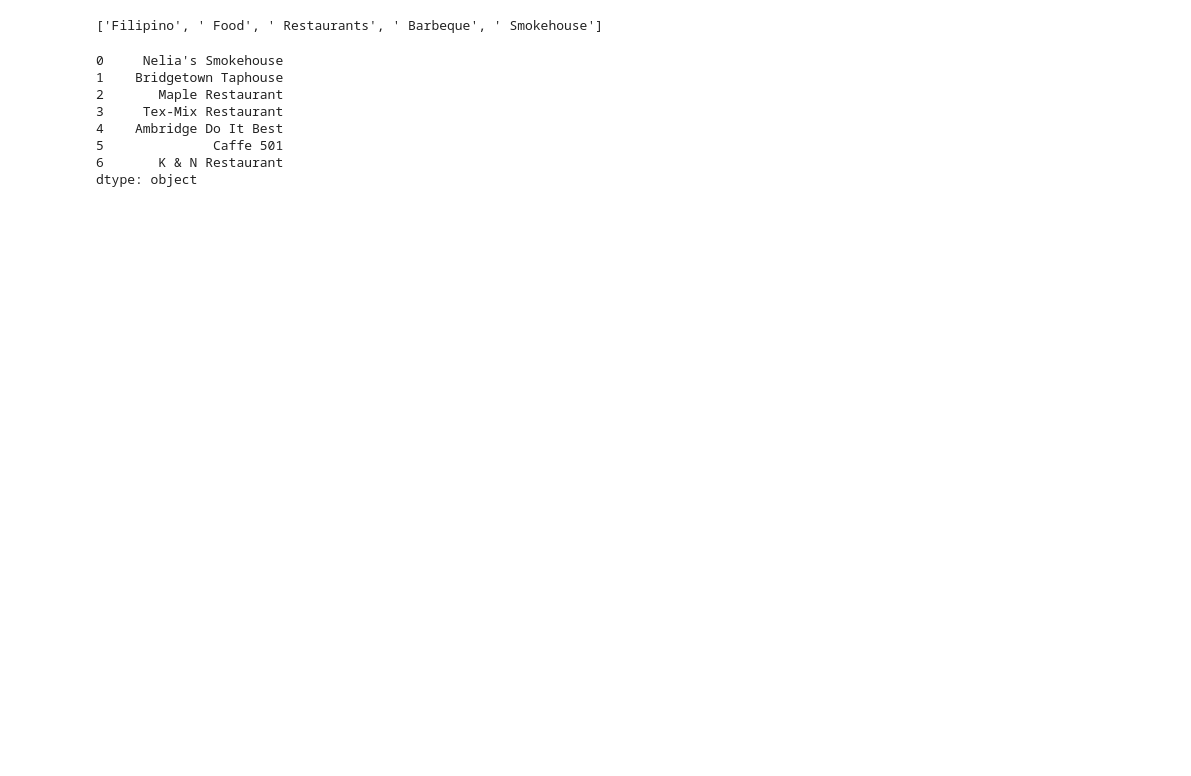
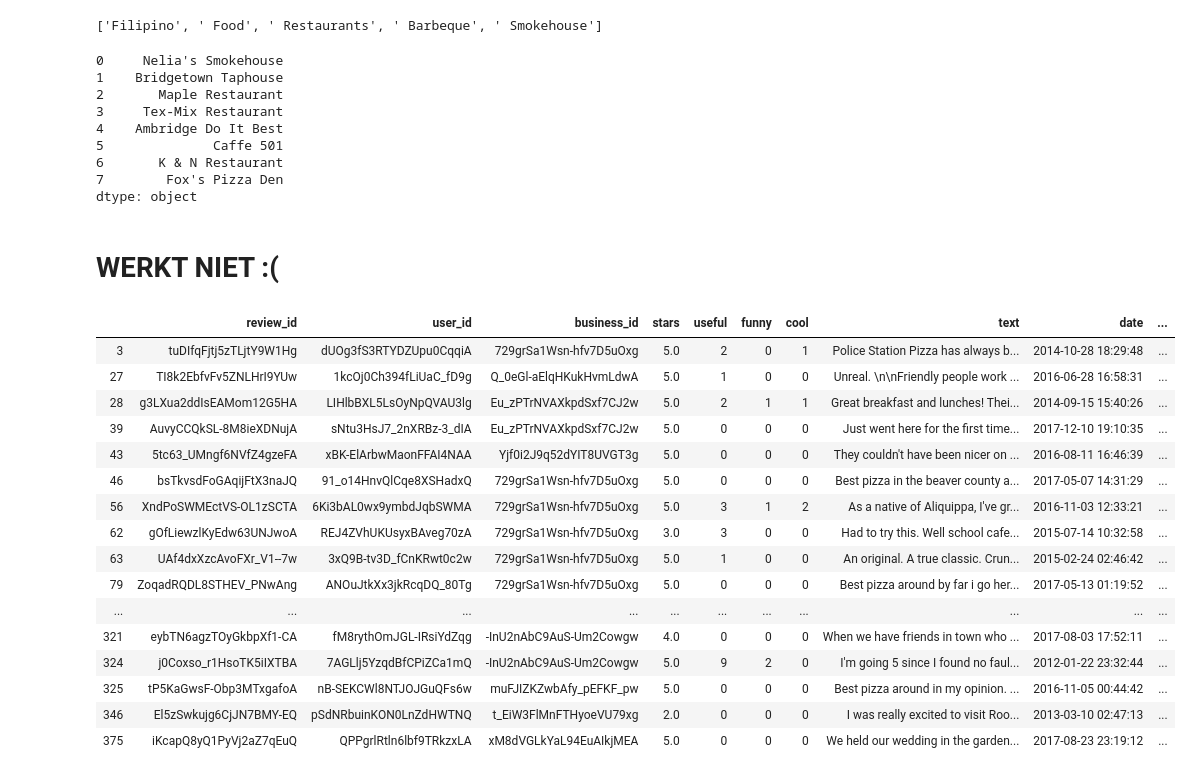
Before and after one commit to UhhBart/ci-yelp, a Jupyter notebook: Content Based Filtering.ipynb, the cells around one changed output. Drawn from its saved outputs; the diff is of its cells as text; code cells hidden in the pictures; blank space fills up the shorter version.

Commit message:
predict ratings
doesnt work tho rip

```diff
--- a/Content Based Filtering.ipynb
+++ b/Content Based Filtering.ipynb
@@ -73,0 +53,6 @@ Ice Cream Therapy
+# %%
+def pivot_ratings(df):
+    return df.pivot_table(values='stars', columns='user_id', index='business_id')
+
+utility_ratings = pivot_ratings(reviews_training)
+display(utitity_ratings.head())
@@ -119,7 +130,7 @@ Try using .loc[row_indexer,col_indexer] = value instead
 
 See the caveats in the documentation: http://pandas.pydata.org/pandas-docs/stable/user_guide/indexing.html#returning-a-view-versus-a-copy
 # %%
-similarity_matrix = linear_kernel(overview_matrix,overview_matrix)
+similarity_matrix = pd.DataFrame(linear_kernel(overview_matrix, overview_matrix))
 
 display(similarity_matrix)
 # %% [output]
@@ -204,4 +215,48 @@ recommended_business(2, 0.05, 20)
 4    Ambridge Do It Best
 5              Caffe 501
 6       K & N Restaurant
+7        Fox's Pizza Den
 dtype: object
+# %% [markdown]
+# WERKT NIET :(
+# %%
+def predict_ratings(similarity, utility, to_predict):
+    ratings_test_c = to_predict.copy()
+    ratings_test_c['predicted rating'] = to_predict.apply(lambda row: predict_ids(similarity, utility, row['user_id'], row['business_id']), axis=1)
+    return ratings_test_c
+
+def predict_ids(similarity, utility, user_id, business_id):
+    if user_id in utility.columns and business_id in similarity.index:
+        print("SUCCES")
+        return predict_vectors(utility.loc[:,user_id], similarity[business_id])
+    return 0
+
+def predict_vectors(user_ratings, similarities):
+    relevant_ratings = user_ratings.dropna()
+    similarities_s = similarities[relevant_ratings.index].head(30)
+    similarities_s = similarities_s[similarities_s > 0.0]
+    relevant_ratings = relevant_ratings[similarities_s.index]
+    norm = similarities_s.sum()
+    if(norm == 0):
+        return 0
+    return np.dot(relevant_ratings, similarities_s)/norm
+
+predict_ratings(similarity_matrix, utility_ratings, reviews_test)
+# %% [output]
+|  | review_id | user_id | business_id | stars | useful | funny | cool | text | date | ... |
+| 3 | tuDIfqFjtj5zTLjtY9W1Hg | dUOg3fS3RTYDZUpu0CqqiA | 729grSa1Wsn-hfv7D5uOxg | 5.0 | 2 | 0 | 1 | Police Station Pizza has always b... | 2014-10-28 18:29:48 | ... |
+| 27 | TI8k2EbfvFv5ZNLHrI9YUw | 1kcOj0Ch394fLiUaC_fD9g | Q_0eGl-aElqHKukHvmLdwA | 5.0 | 1 | 0 | 0 | Unreal. \n\nFriendly people work ... | 2016-06-28 16:58:31 | ... |
+| 28 | g3LXua2ddIsEAMom12G5HA | LIHlbBXL5LsOyNpQVAU3lg | Eu_zPTrNVAXkpdSxf7CJ2w | 5.0 | 2 | 1 | 1 | Great breakfast and lunches! Thei... | 2014-09-15 15:40:26 | ... |
+| 39 | AuvyCCQkSL-8M8ieXDNujA | sNtu3HsJ7_2nXRBz-3_dIA | Eu_zPTrNVAXkpdSxf7CJ2w | 5.0 | 0 | 0 | 0 | Just went here for the first time... | 2017-12-10 19:10:35 | ... |
+| 43 | 5tc63_UMngf6NVfZ4gzeFA | xBK-ElArbwMaonFFAI4NAA | Yjf0i2J9q52dYIT8UVGT3g | 5.0 | 0 | 0 | 0 | They couldn't have been nicer on ... | 2016-08-11 16:46:39 | ... |
+| 46 | bsTkvsdFoGAqijFtX3naJQ | 91_o14HnvQlCqe8XSHadxQ | 729grSa1Wsn-hfv7D5uOxg | 5.0 | 0 | 0 | 0 | Best pizza in the beaver county a... | 2017-05-07 14:31:29 | ... |
+| 56 | XndPoSWMEctVS-OL1zSCTA | 6Ki3bAL0wx9ymbdJqbSWMA | 729grSa1Wsn-hfv7D5uOxg | 5.0 | 3 | 1 | 2 | As a native of Aliquippa, I've gr... | 2016-11-03 12:33:21 | ... |
+| 62 | gOfLiewzlKyEdw63UNJwoA | REJ4ZVhUKUsyxBAveg70zA | 729grSa1Wsn-hfv7D5uOxg | 3.0 | 3 | 0 | 0 | Had to try this. Well school cafe... | 2015-07-14 10:32:58 | ... |
+| 63 | UAf4dxXzcAvoFXr_V1--7w | 3xQ9B-tv3D_fCnKRwt0c2w | 729grSa1Wsn-hfv7D5uOxg | 5.0 | 1 | 0 | 0 | An original. A true classic. Crun... | 2015-02-24 02:46:42 | ... |
+| 79 | ZoqadRQDL8STHEV_PNwAng | ANOuJtkXx3jkRcqDQ_80Tg | 729grSa1Wsn-hfv7D5uOxg | 5.0 | 0 | 0 | 0 | Best pizza around by far i go her... | 2017-05-13 01:19:52 | ... |
+| ... | ... | ... | ... | ... | ... | ... | ... | ... | ... | ... |
+| 321 | eybTN6agzTOyGkbpXf1-CA | fM8rythOmJGL-IRsiYdZqg | -InU2nAbC9AuS-Um2Cowgw | 4.0 | 0 | 0 | 0 | When we have friends in town who ... | 2017-08-03 17:52:11 | ... |
+| 324 | j0Coxso_r1HsoTK5iIXTBA | 7AGLlj5YzqdBfCPiZCa1mQ | -InU2nAbC9AuS-Um2Cowgw | 5.0 | 9 | 2 | 0 | I'm going 5 since I found no faul... | 2012-01-22 23:32:44 | ... |
+| 325 | tP5KaGwsF-Obp3MTxgafoA | nB-SEKCWl8NTJOJGuQFs6w | muFJIZKZwbAfy_pEFKF_pw | 5.0 | 0 | 0 | 0 | Best pizza around in my opinion. ... | 2016-11-05 00:44:42 | ... |
+| 346 | El5zSwkujg6CjJN7BMY-EQ | pSdNRbuinKON0LnZdHWTNQ | t_EiW3FlMnFTHyoeVU79xg | 2.0 | 0 | 0 | 0 | I was really excited to visit Roo... | 2013-03-10 02:47:13 | ... |
+| 375 | iKcapQ8yQ1PyVj2aZ7qEuQ | QPPgrlRtln6lbf9TRkzxLA | xM8dVGLkYaL94EuAIkjMEA | 5.0 | 0 | 0 | 0 | We held our wedding in the garden... | 2017-08-23 23:19:12 | ... |
```
Also changed, not shown: parts of 6 cells of this notebook.
